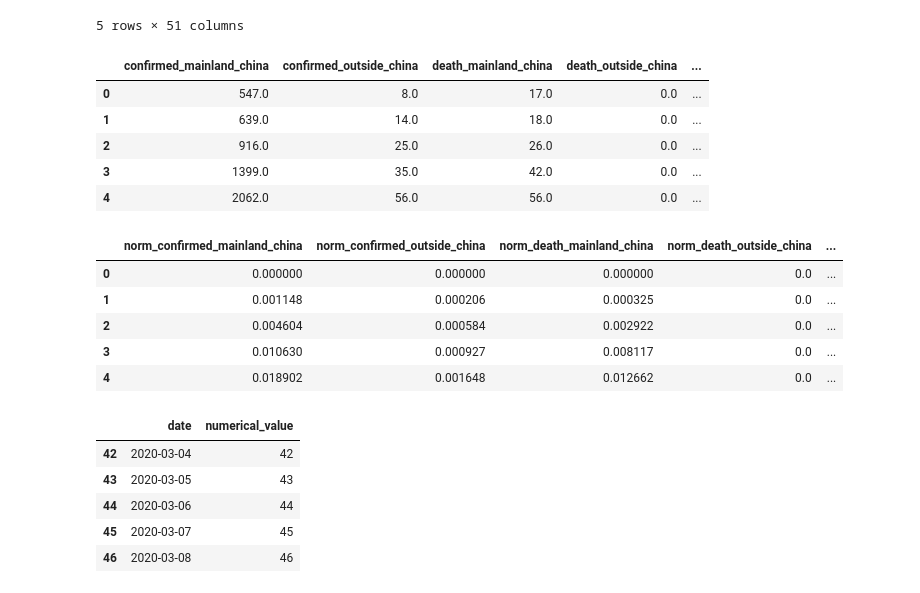
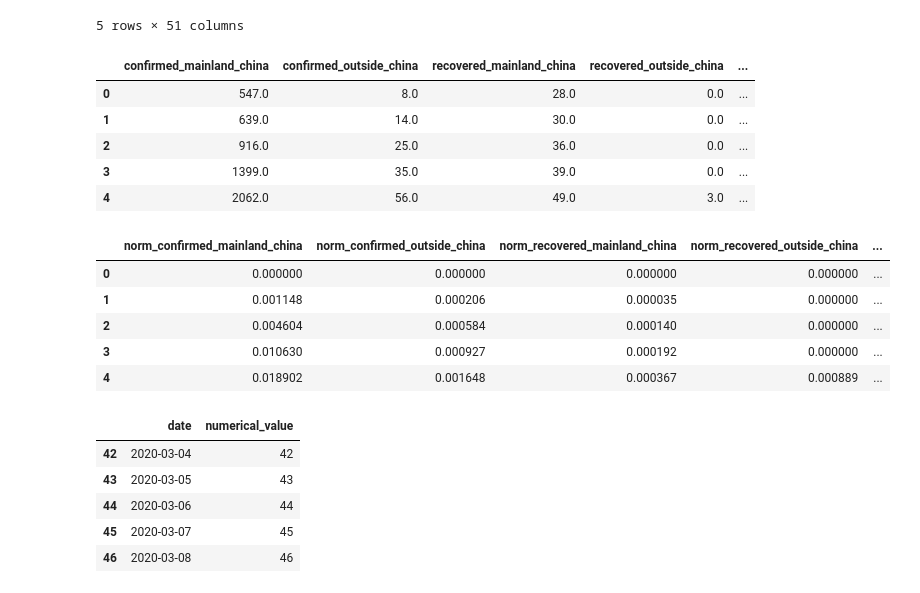
Before and after one commit to dhdzmota/CoronaV_Challenge, a Jupyter notebook: Covid-Behaviour.ipynb, the cells around one changed output. Cells and saved outputs as stored; diff of their text form; code cells hidden in the pictures.

```diff
--- a/Covid-Behaviour.ipynb
+++ b/Covid-Behaviour.ipynb
@@ -39,33 +39,43 @@ cases['confirmed_cases'].head()
 # %%
 #Create a dictionary of the cases in time, for mainland china and for not mainland china
 cases_general = {}
-cases_words = ['confirmed','death','recovered']
+cases_words = ['confirmed','recovered','death']
+
+# Define a variable for mainland and outside china:
+location = ['mainland','outside']
 
 for word in cases_words:
+    # Empty dictionary
     cases_in_time = {}
 
     # Columns
     non_usable = 4
 
     # Confirmed cases only in china
     mainland_china = cases[f'{word}_cases'][cases[f'{word}_cases']['Country/Region'] == 'Mainland China']
     cases_in_time[f'{word}_mainland_china'] = np.array(mainland_china.sum()[non_usable:], dtype=float)
 
     #Confirmed cases in other places but china
     outside_china = cases[f'{word}_cases'][cases[f'{word}_cases']['Country/Region'] != 'Mainland China']
     cases_in_time[f'{word}_outside_china'] = np.array(outside_china.sum()[non_usable-2:], dtype=float)
 
     # Save in the dictionary each of the cases
     cases_general[word] = cases_in_time
 data_dataframe = pd.concat([pd.DataFrame(cases_general[key] ) for key in cases_general.keys()], axis=1)
+
+# Include the actual cases
+for place in location:
+    data_dataframe[f'actual_cases_{place}_china'] =  data_dataframe[f'confirmed_{place}_china']-(data_dataframe[f'death_{place}_china']+data_dataframe[f'recovered_{place}_china'])
+
+
 data_dataframe.head()
 # %% [output]
-|  | confirmed_mainland_china | confirmed_outside_china | death_mainland_china | death_outside_china | ... |
-| 0 | 547.0 | 8.0 | 17.0 | 0.0 | ... |
-| 1 | 639.0 | 14.0 | 18.0 | 0.0 | ... |
-| 2 | 916.0 | 25.0 | 26.0 | 0.0 | ... |
-| 3 | 1399.0 | 35.0 | 42.0 | 0.0 | ... |
-| 4 | 2062.0 | 56.0 | 56.0 | 0.0 | ... |
+|  | confirmed_mainland_china | confirmed_outside_china | recovered_mainland_china | recovered_outside_china | ... |
+| 0 | 547.0 | 8.0 | 28.0 | 0.0 | ... |
+| 1 | 639.0 | 14.0 | 30.0 | 0.0 | ... |
+| 2 | 916.0 | 25.0 | 36.0 | 0.0 | ... |
+| 3 | 1399.0 | 35.0 | 39.0 | 0.0 | ... |
+| 4 | 2062.0 | 56.0 | 49.0 | 3.0 | ... |
 # %%
 # Change the scale (normalize by making the max value  = 1 and the min value = 0 )
 # of the data with MinMaxScaler function
@@ -77,12 +87,12 @@ norm_dataframe = pd.DataFrame(scaler.transform(data_dataframe))
 norm_dataframe.columns = [f'norm_{element}' for element in data_dataframe.columns]
 norm_dataframe.head()
 # %% [output]
-|  | norm_confirmed_mainland_china | norm_confirmed_outside_china | norm_death_mainland_china | norm_death_outside_china | ... |
-| 0 | 0.000000 | 0.000000 | 0.000000 | 0.0 | ... |
-| 1 | 0.001148 | 0.000206 | 0.000325 | 0.0 | ... |
-| 2 | 0.004604 | 0.000584 | 0.002922 | 0.0 | ... |
-| 3 | 0.010630 | 0.000927 | 0.008117 | 0.0 | ... |
-| 4 | 0.018902 | 0.001648 | 0.012662 | 0.0 | ... |
+|  | norm_confirmed_mainland_china | norm_confirmed_outside_china | norm_recovered_mainland_china | norm_recovered_outside_china | ... |
+| 0 | 0.000000 | 0.000000 | 0.000000 | 0.000000 | ... |
+| 1 | 0.001148 | 0.000206 | 0.000035 | 0.000000 | ... |
+| 2 | 0.004604 | 0.000584 | 0.000140 | 0.000000 | ... |
+| 3 | 0.010630 | 0.000927 | 0.000192 | 0.000000 | ... |
+| 4 | 0.018902 | 0.001648 | 0.000367 | 0.000889 | ... |
 # %%
 # Determine a numerical value for the dates
 
```
Also changed, not shown: parts of 3 cells of this notebook.
